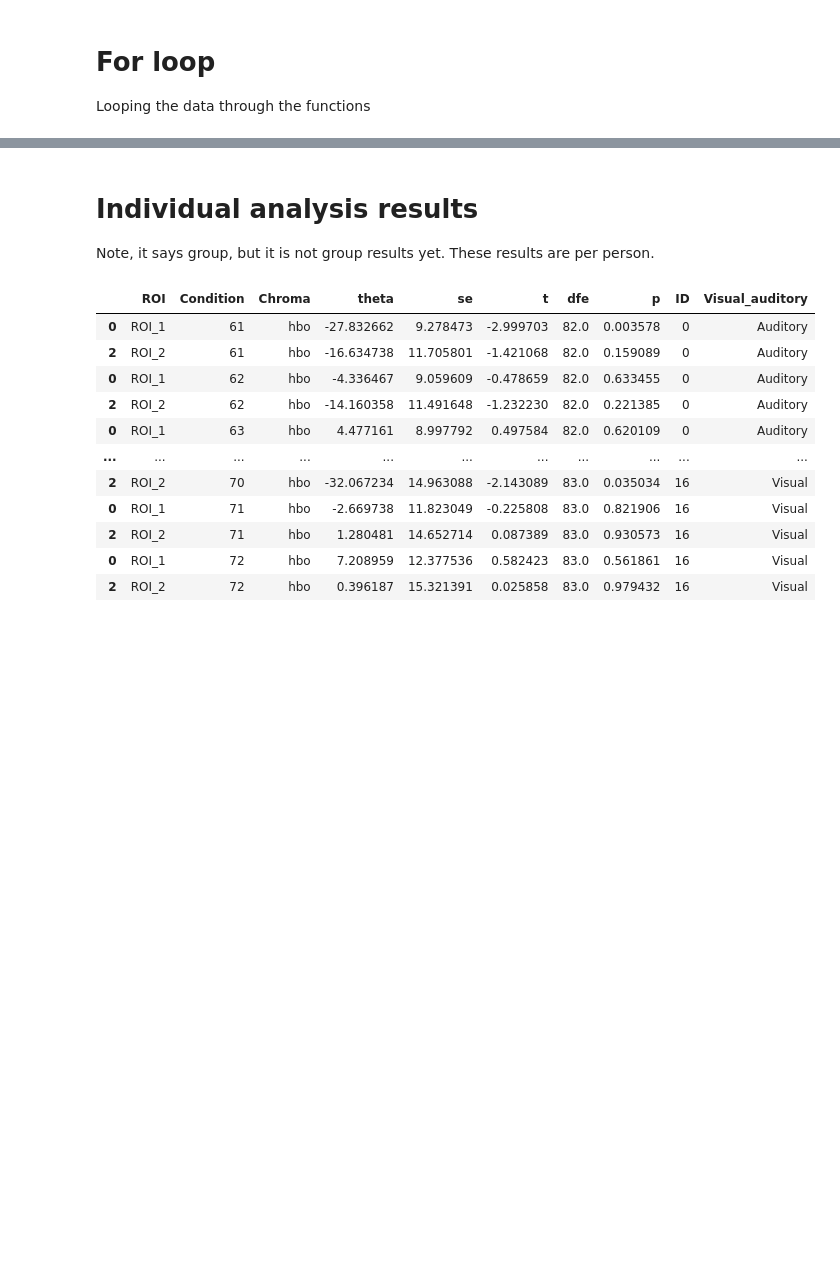
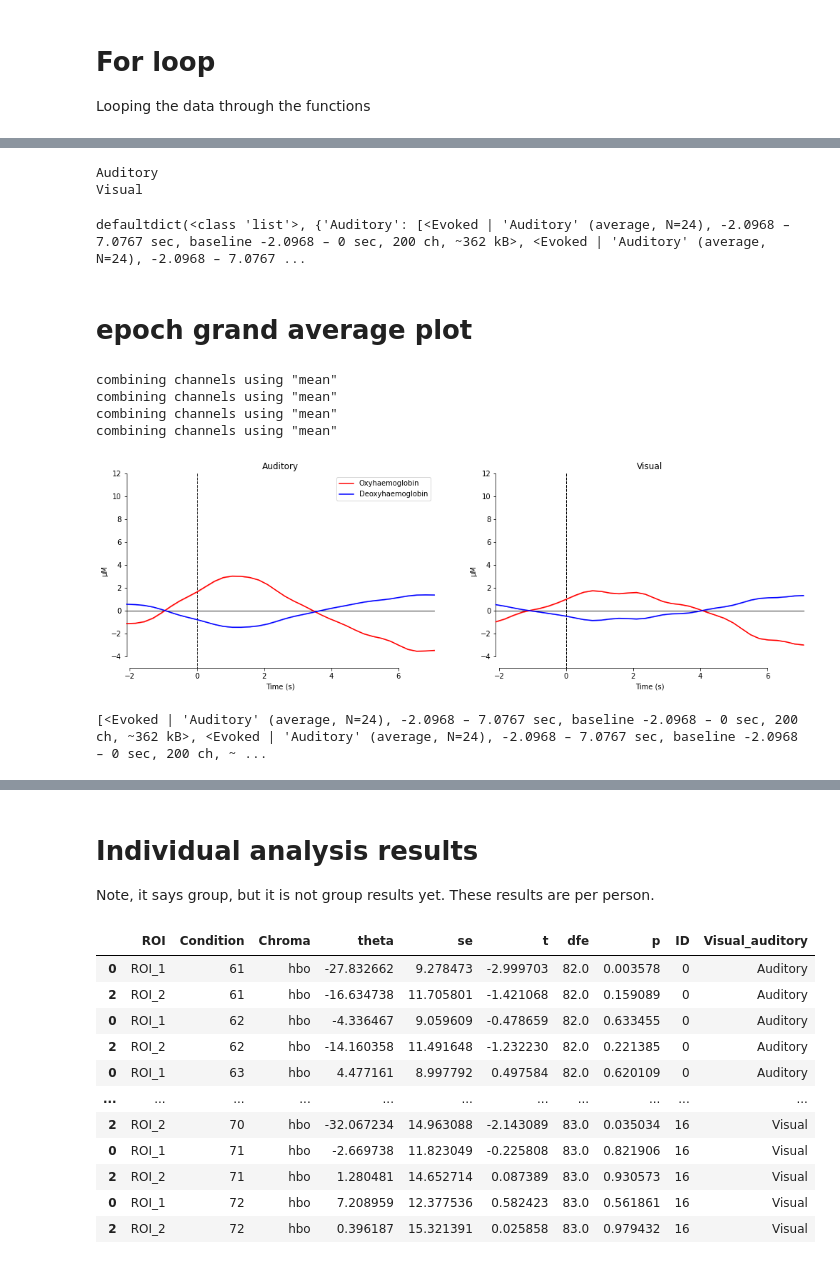
Before and after one commit to sigridbom/BA_fNIRS, a Jupyter notebook: preprocessing_analysis.ipynb, the cells around one changed output, grey strips where cells are left out. Drawn from its saved outputs; the diff is of its cells as text; code cells hidden in the pictures; blank space fills up the shorter version.

```diff
--- a/preprocessing_analysis.ipynb
+++ b/preprocessing_analysis.ipynb
@@ -329,7 +347,0 @@ for idx, sub in enumerate(subjects[:2]):
-# %%
-# preprocess only for loop
-for idx, sub in enumerate(subjects[:2]):
-    # Analyse data and return both ROI and channel results
-    raw_haemo = preprocess_only(
-        sub, idx
-    )
@@ -392,0 +348,13 @@ raw_intensity.annotations.rename({'70': 'Visual',
+# %%
+all_evokeds = defaultdict(list)
+
+for idx, sub in enumerate(subjects[:4]):
+
+    raw_haemo, epochs = preprocess_only(
+        sub, idx)
+
+    # Save individual-evoked participant data along with others in all_evokeds
+    for condition in epochs.event_id:
+        if condition in ['Auditory', 'Visual']:
+            print(condition)
+            all_evokeds[condition].append(epochs[condition].average())
@@ -392,0 +413,16 @@ raw_intensity.annotations.rename({'70': 'Visual',
+# %%
+all_evokeds = defaultdict(list)
+# Save individual-evoked participant data along with others in all_evokeds
+for condition in epochs.event_id:
+    #print(val)
+    #print(condition)
+    if condition in ['Auditory', 'Visual']:
+        print(condition)
+        all_evokeds[condition].append(epochs[condition].average())
+# %% [output]
+Auditory
+Visual
+# %%
+print(all_evokeds)
+# %% [output]
+defaultdict(<class 'list'>, {'Auditory': [<Evoked | 'Auditory' (average, N=24), -2.0968 – 7.0767 sec, baseline -2.0968 – 0 sec, 200 ch, ~362 kB>, <Evoked | 'Auditory' (average, N=24), -2.0968 – 7.0767 ...
@@ -392,0 +432,28 @@ raw_intensity.annotations.rename({'70': 'Visual',
+# %% [markdown]
+# epoch grand average plot
+# %%
+# Specify the figure size and limits per chromophore
+fig, axes = plt.subplots(nrows=1, ncols=len(all_evokeds), figsize=(17, 5))
+lims = dict(hbo=[-5, 12], hbr=[-5, 12])
+
+for (pick, color) in zip(['hbo', 'hbr'], ['r', 'b']):
+    for idx, evoked in enumerate(all_evokeds):
+        plot_compare_evokeds({evoked: all_evokeds[evoked]}, combine='mean',
+                             picks=pick, axes=axes[idx], show=False,
+                             colors=[color], legend=False, ylim=lims, ci=0.95,
+                             show_sensors=idx == 2)
+        axes[idx].set_title('{}'.format(evoked))
+axes[0].legend(["Oxyhaemoglobin", "Deoxyhaemoglobin"])
+
+fig.savefig("figures_grand_average/%d_test.pdf" %idx)
+# %% [output]
+combining channels using "mean"
+combining channels using "mean"
+combining channels using "mean"
+combining channels using "mean"
+[figure, added]
+# %%
+print(all_evokeds['Auditory'])
+#print(all_evokeds['Auditory'])
+# %% [output]
+[<Evoked | 'Auditory' (average, N=24), -2.0968 – 7.0767 sec, baseline -2.0968 – 0 sec, 200 ch, ~362 kB>, <Evoked | 'Auditory' (average, N=24), -2.0968 – 7.0767 sec, baseline -2.0968 – 0 sec, 200 ch, ~ ...
```
Also changed, not shown: parts of 13 cells of this notebook.
